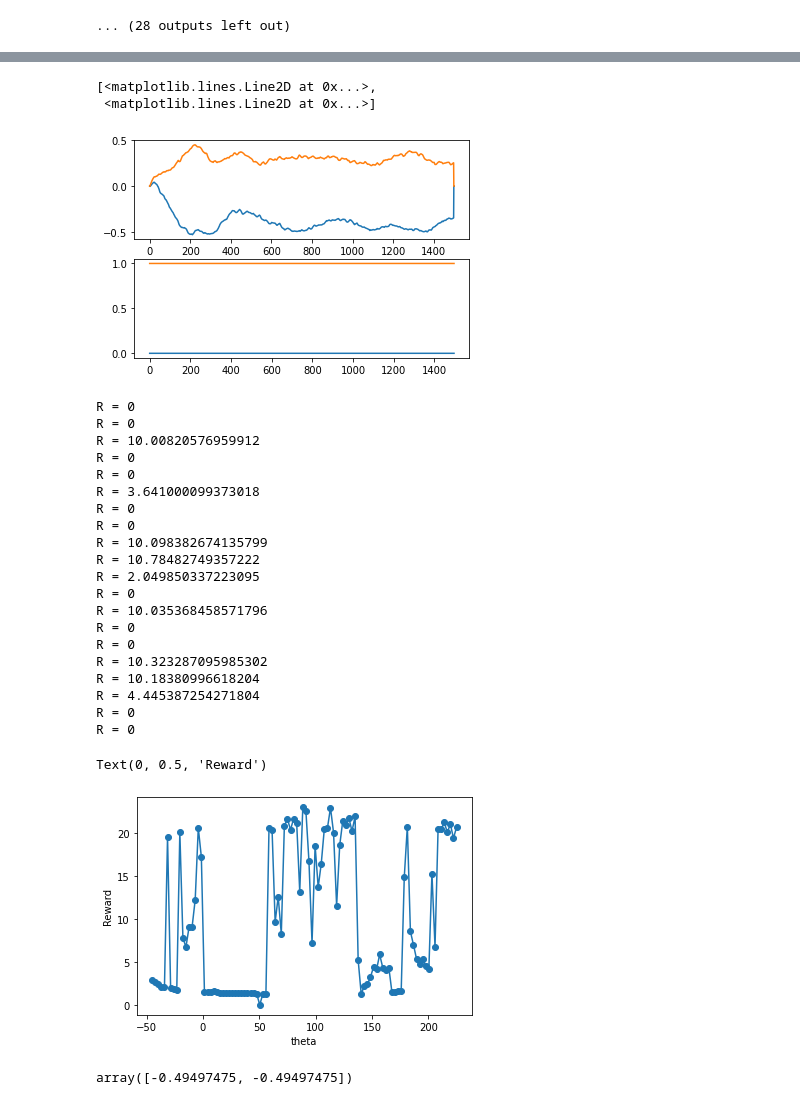
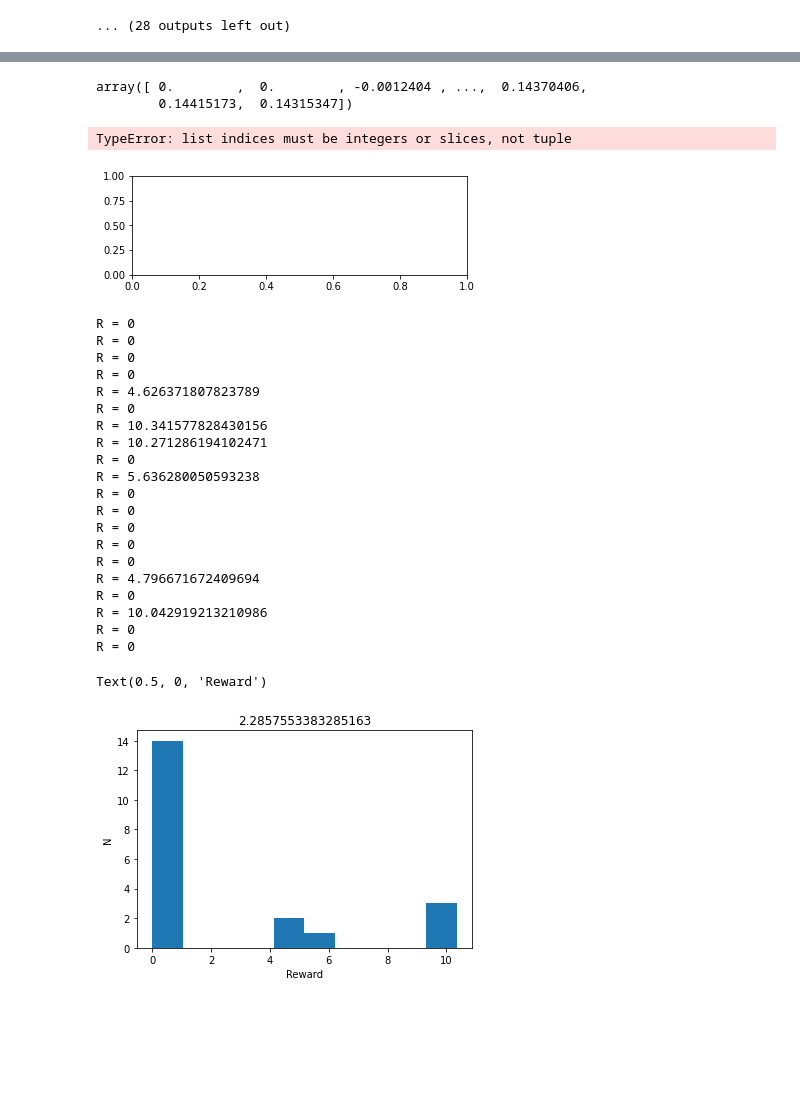
Before and after one commit to cristianocapone/LTTB, a Jupyter notebook: ButtonAndFood/ButtonAndFood-Button_state_noRec-randomButton.ipynb, the cells around one changed output, grey strips where cells are left out. Drawn from its saved outputs; the diff is of its cells as text; code cells hidden in the pictures; blank space fills up the shorter version.

```diff
--- a/ButtonAndFood/ButtonAndFood-Button_state_noRec-randomButton.ipynb
+++ b/ButtonAndFood/ButtonAndFood-Button_state_noRec-randomButton.ipynb
@@ -449,7 +449,7 @@ agen = init
 R = 0
 
 ACTIONS = []
-POSITION = np.zeros((2,TIME_TEST))
+POSITION = []#np.zeros((2,TIME_TEST-2))
 
 state = np.hstack ((env.encode (targ - init), env.encode (btn - init)))
 
@@ -465,11 +465,15 @@ closed_loop = 1
 
 context = []
 
+btn_on=0
+
 for t in range (TIME_TEST-2):
 
     if closed_loop:
         lttb.I_clock[:,lttb.t+1] = state
         if np.sqrt( np.sum((agen - btn_test)**2) ) < 0.1:
+
+            btn_on=1
 
             lttb.cont = lttb.cont*0
             lttb.cont[1] = 1
@@ -488,22 +492,13 @@ for t in range (TIME_TEST-2):
 
     state, r, done, agen = env.step (action)
 
-    POSITION[:,t] = agen
+    #POSITION[:,t] = agen
+    POSITION.append( list(agen) )
+
     R = max (R, r)
 
-    if np.sqrt( np.sum((agen - targ_test)**2) ) < 0.1:
+    if np.sqrt( np.sum((agen - targ_test)**2) )  < 0.1 and btn_on==1:
         done = 1
 
     if done: break
-
-print('R = ' + str(R))
-
-plt.figure()
-#plt.plot(trajectory[0],trajectory[1],'o')
-plt.plot(POSITION[0,:],POSITION[1,:],'-')
-plt.plot(targ_test[0]+0.1*np.cos(np.linspace(0,2*np.pi,100)),targ_test[1]+0.1*np.sin(np.linspace(0,2*np.pi,100)),'k-')
-plt.plot(btn_test[0]+0.1*np.cos(np.linspace(0,2*np.pi,100)),btn_test[1]+0.1*np.sin(np.linspace(0,2*np.pi,100)),'r-')
-plt.xlim(-1,1)
-plt.ylim(-1,1)
-plt.show()
 # %% [output]
@@ -512,3 +522,8 @@ R = 9.027523353251867
+# %%
+np.array(POSITION)[:,0]
+# %% [output]
+array([ 0.        ,  0.        , -0.0012404 , ...,  0.14370406,
+        0.14415173,  0.14315347])
 # %%
 plt.figure()
 plt.subplot(211)
@@ -518,12 +533,10 @@ plt.subplot(212)
 
 plt.plot(context)
 # %% [output]
-[<matplotlib.lines.Line2D at 0x...>,
- <matplotlib.lines.Line2D at 0x...>]
+TypeError: list indices must be integers or slices, not tuple
-[figure, old version]
+[figure, new version]
 # %%
 TIME_TEST = 1500
-cont_index = 6
 
 par['T'] = TIME_TEST
 lttb.T = TIME_TEST
@@ -536,11 +549,6 @@ for rep in range(20):
 
     lttb.y_targ = np.zeros((lttb.O,lttb.T))
 
-    targ_test = train_targs[cont_index]
-    btn_test = train_bttns[cont_index]
-
-    #theta = 30
-    #theta = theta/180*np.pi
     targ_test = (np.random.rand(2)-.5)
     btn_test = (np.random.rand(2)-.5)
 
@@ -607,32 +615,29 @@ for rep in range(20):
 # %% [output]
 R = 0
 R = 0
-R = 10.00820576959912
 R = 0
 R = 0
-R = 3.641000099373018
+R = 4.626371807823789
+R = 0
+R = 10.341577828430156
+R = 10.271286194102471
+R = 0
+R = 5.636280050593238
 R = 0
 R = 0
-R = 10.098382674135799
-R = 10.78482749357222
-R = 2.049850337223095
-R = 0
-R = 10.035368458571796
 R = 0
 R = 0
-R = 10.323287095985302
-R = 10.18380996618204
-R = 4.445387254271804
+R = 0
+R = 4.796671672409694
+R = 0
+R = 10.042919213210986
 R = 0
 R = 0
 # %%
-plt.plot(thetaVals,Rewards,'-o')
-plt.xlabel("theta")
-plt.ylabel("Reward")
+plt.hist(REWARDS)
+plt.title(np.array(REWARDS).mean())
+plt.ylabel("N")
+plt.xlabel("Reward")
 # %% [output]
-Text(0, 0.5, 'Reward')
+Text(0.5, 0, 'Reward')
-[figure, old version]
+[figure, new version]
-# %%
-targ_test
-# %% [output]
-array([-0.49497475, -0.49497475])
```
Also changed, not shown: parts of 7 cells of this notebook, 1 other file.
